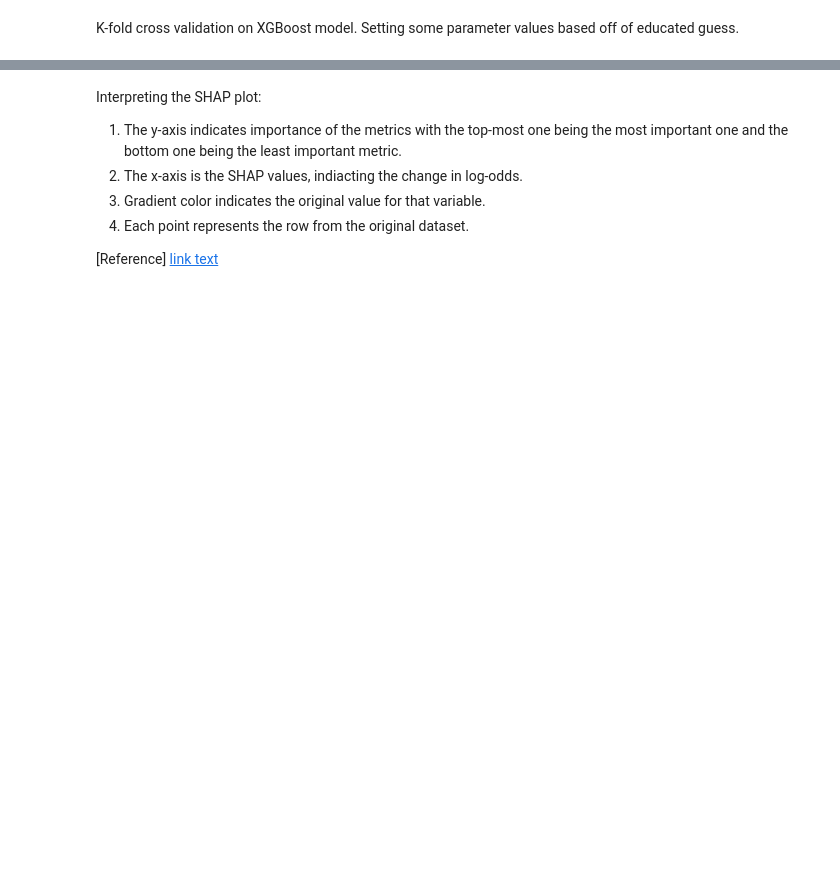
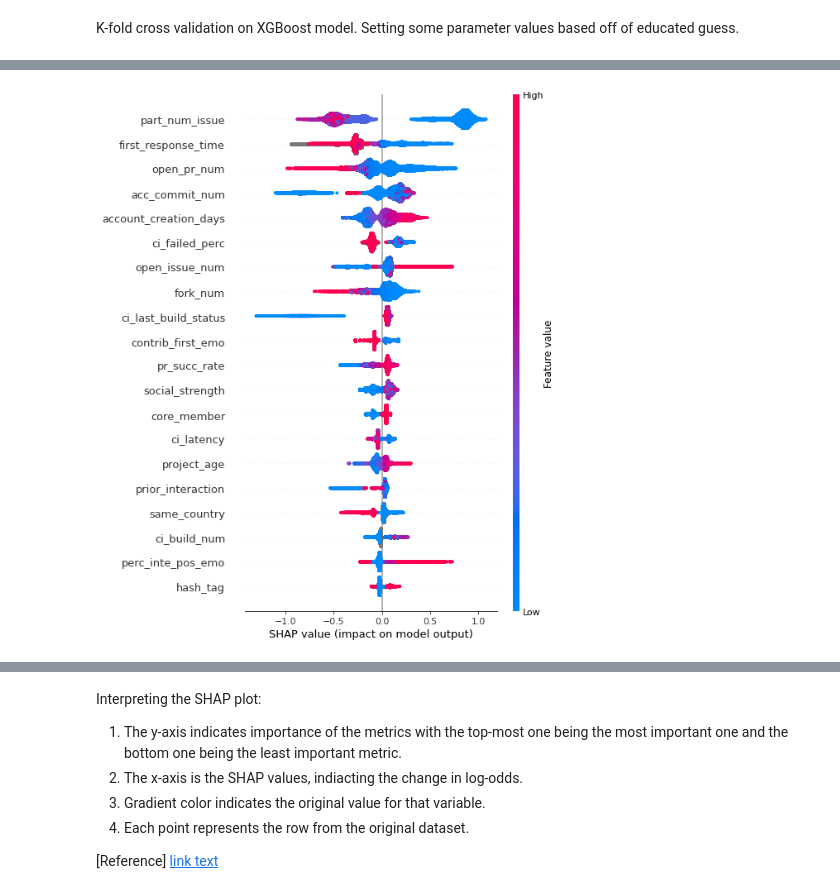
Before and after one commit to PrithaSarkar/Dissertation, a Jupyter notebook: Pull_request_Analysis.ipynb, the cells around one changed output, grey strips where cells are left out. Saved outputs shown, nothing was run; the diff lists cells and outputs as text; code cells hidden in the pictures; blank space fills up the shorter version.

```diff
--- a/Pull_request_Analysis.ipynb
+++ b/Pull_request_Analysis.ipynb
@@ -345,5 +417,7 @@ plt.show()
 # %%
-import shap
+explainer = shap.TreeExplainer(model)
+shap_values = explainer.shap_values(test)
 
-explainer = shap.TreeExplainer(model)
-shap_values = explainer.shap_values(X)
+shap.initjs()
+shap.summary_plot(shap_values, test)
+# %% [output]
@@ -349,0 +425 @@ shap_values = explainer.shap_values(X)
+[figure, added]
```
Also changed, not shown: parts of 51 cells of this notebook.
